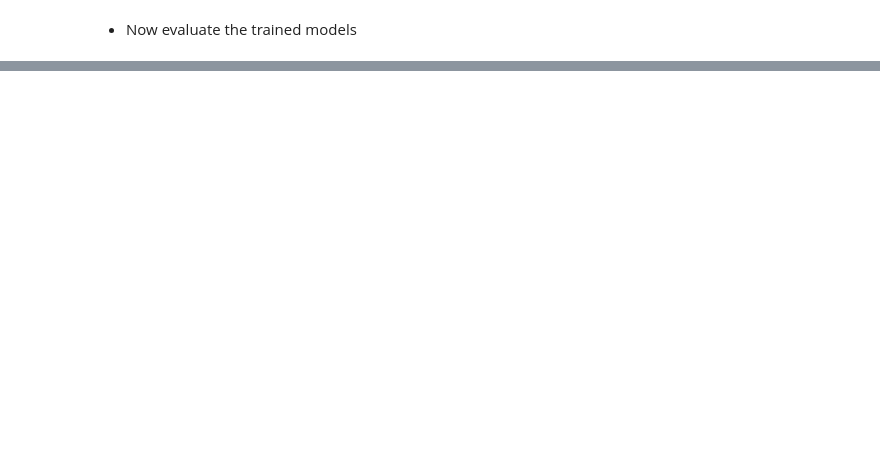
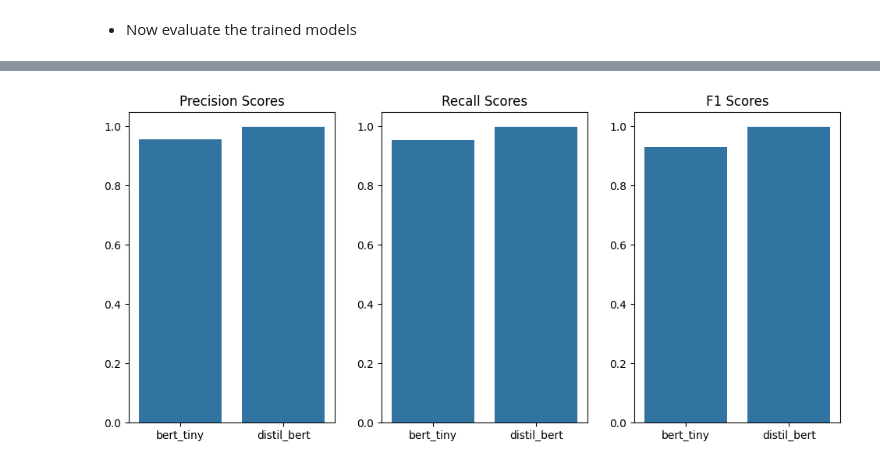
Before and after one commit to WildCayote/EthioMart_E-Commerce_NER, a Jupyter notebook: notebooks/fine_tune_models.ipynb, the cells around one changed output, grey strips where cells are left out. Cells and saved outputs as stored; diff of their text form; code cells hidden in the pictures; blank space fills up the shorter version.

```diff
--- a/notebooks/fine_tune_models.ipynb
+++ b/notebooks/fine_tune_models.ipynb
@@ -241,0 +237,19 @@ evaluation['distil_bert'] = distil_bert_trainer.evaluate()
+# %%
+fig, ax = plt.subplots(nrows=1 , ncols=3, figsize=(10,5))
+
+# plot the precision
+sns.barplot(ax=ax[0], x=evaluation.keys(), y=precision_scores)
+ax[0].set_title('Precision Scores')
+
+# plot the recall
+sns.barplot(ax=ax[1], x=evaluation.keys(), y=recall_scores)
+ax[1].set_title('Recall Scores')
+
+# plot the f1 score
+sns.barplot(ax=ax[2], x=evaluation.keys(), y=f1_scores)
+ax[2].set_title('F1 Scores')
+
+plt.tight_layout(pad=2)
+plt.show()
+# %% [output]
+[figure, added]
```
Also changed, not shown: parts of 9 cells of this notebook.
